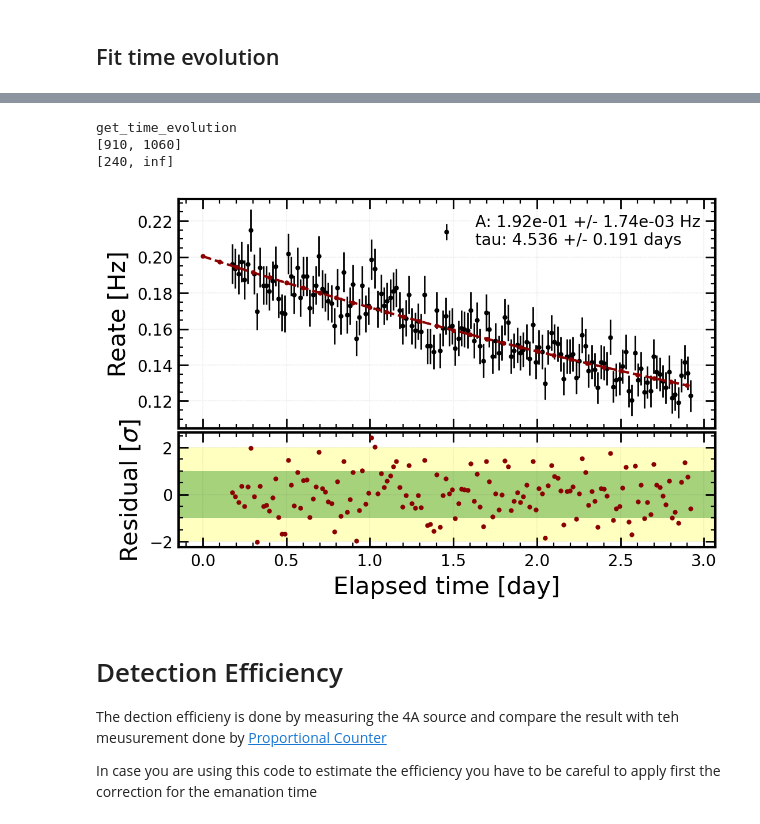
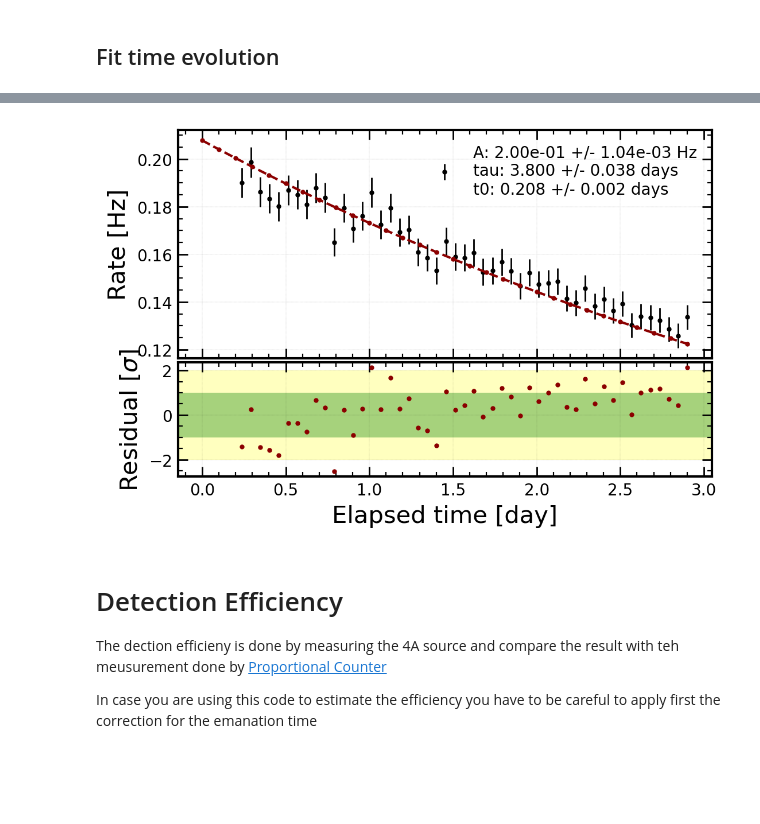
Before and after one commit to GiovanniVolta/RadDetect, a Jupyter notebook: tutorials/blumchen.ipynb, the cells around one changed output, grey strips where cells are left out. Drawn from its saved outputs; the diff is of its cells as text; code cells hidden in the pictures; blank space fills up the shorter version.

```diff
--- a/tutorials/blumchen.ipynb
+++ b/tutorials/blumchen.ipynb
@@ -366,16 +290,24 @@ class Model:
 init = {
     "A": 10,
     "tau": 3.8 * 24 * 60 * 60 / np.log(2),
-    "t0": 7 * 60 * 60,
+    "t0": 5 * 60 * 60,
 }
 fixed = {
-    "tau": False,
+    "A": False,
+    "tau": True,
     "t0": True,
 }
 
-_n_timestamp = 150
+_n_timestamp = 50
 m = blumchen.get_time_evolution_fitting_object(
-    model=Model, init=init, fixed=fixed, n_timestamp=_n_timestamp
+    model=rd.models.ExpansionModel(),
+    init=init,
+    fixed=fixed,
+    MCA_range=_MCA_range,
+    time_range=_time_range,
+    exclude_time_range=_exclude_time_range,
+    n_timestamp=_n_timestamp,
+    prefit=False
 )
 m.migrad()
 m.minos()
@@ -417,59 +336,70 @@ Prefit with scipy for deriving inital values
 # %%
 from_tau_to_halflife = 24 * 60 * 60 / np.log(2)
+seconds_to_days = 24 * 60 * 60
+
+# Add a newline to the end of the tau line, and append the t0 line
 label = f"{m.parameters[0]}: {m.values[m.parameters[0]]:.2e} +/- {m.errors[m.parameters[0]]:.2e} Hz\n"
-label += f"{m.parameters[1]}: {m.values[m.parameters[1]] / from_tau_to_halflife:.3f} +/- {m.errors[m.parameters[1]] / from_tau_to_halflife:.3f} days"
+label += f"{m.parameters[1]}: {m.values[m.parameters[1]] / from_tau_to_halflife:.3f} +/- {m.errors[m.parameters[1]] / from_tau_to_halflife:.3f} days\n"
+label += f"{m.parameters[2]}: {m.values[m.parameters[2]] / seconds_to_days:.3f} +/- {m.errors[m.parameters[2]] / seconds_to_days:.3f} days"
 
-times, rate, rate_err = blumchen.get_time_evolution(n_timestamp=_n_timestamp)
-_model = Model(times, *np.array(m.values))
+times, rate, rate_err = blumchen.get_time_evolution(n_timestamp=_n_timestamp,
+                                                    time_range=_time_range,
+                                                    exclude_time_range=_exclude_time_range)
 
-x = np.arange(0, max(times / 60 / 60 / 24), 0.1)
-model = Model(x * 60 * 60 * 24, *np.array(m.values))
+# Instantiate the functor model once
+expansion_model = rd.models.ExpansionModel()
+
+# Evaluate the model at the exact timestamps for the residuals
+expected_rate = expansion_model(times, *m.values)
+
+# 3. Evaluate the model for the smooth curve plotting
+x_days = np.arange(0, max(times / seconds_to_days), 0.1)
+x_seconds = x_days * seconds_to_days
+smooth_rate = expansion_model(x_seconds, *m.values)
 
 fig, (ax1, ax2) = plt.subplots(
     2, 1, dpi=200, sharex=True, gridspec_kw={"height_ratios": [2, 1], "hspace": 0.025}
 )
 
 ax1.errorbar(
-    times / 60 / 60 / 24,
+    times / seconds_to_days,
     rate,
     yerr=rate_err,
     lw=0,
     marker="o",
     color="black",
     ms=3,
     elinewidth=1,
     label=label,
 )
 
-l = ax1.plot(x, model.sum_terms(), marker="o", ls="--", ms=3, color="darkred", zorder=5)
+# Plot the model curve directly using the evaluated array
+l = ax1.plot(x_days, smooth_rate, marker="o", ls="--", ms=3, color="darkred", zorder=5)
 
 ax2.plot(
-    times / 60 / 60 / 24,
-    (rate - _model.sum_terms()) / rate_err,
+    times / seconds_to_days,
+    (rate - expected_rate) / rate_err,
     lw=0,
     marker=".",
     color=l[0].get_color(),
 )
 
 ax2.axhspan(-2, 2, color="yellow", lw=0, alpha=0.25)
 ax2.axhspan(-1, 1, color="green", lw=0, alpha=0.35)
 
 ax1.grid()
 ax2.grid()
 
 ax2.set_xlabel("Elapsed time [day]")
-ax1.set_ylabel("Reate [Hz]")
+ax1.set_ylabel("Rate [Hz]")
 ax2.set_ylabel("Residual [$\sigma$]")
 
 ax1.legend()
 
 plt.tight_layout()
 plt.show()
 # %% [output]
-get_time_evolution
-[910, 1060]
-[240, inf]
-[figure, old version]
+[figure, new version]
 # %% [markdown]
 # Detection Efficiency
 
```
Also changed, not shown: parts of 15 cells of this notebook, 1 other file.
